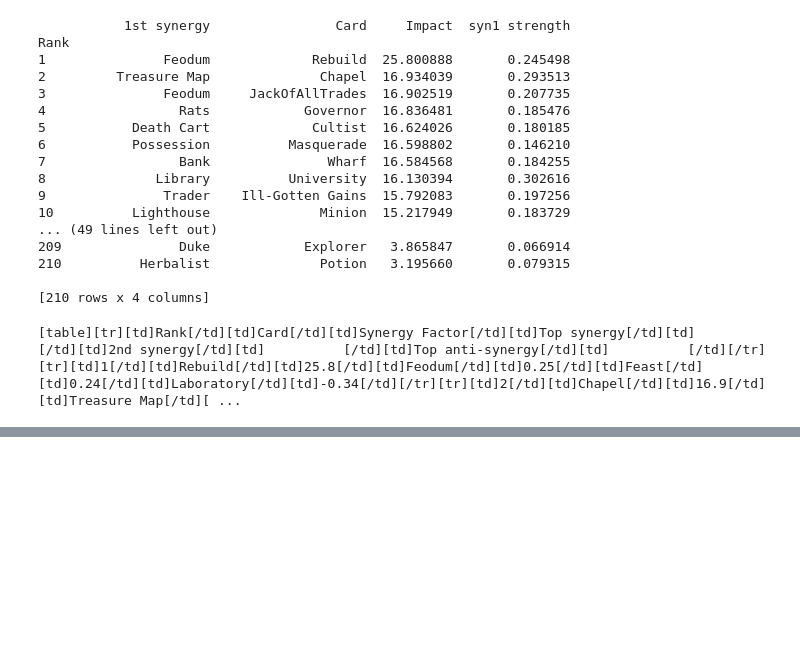
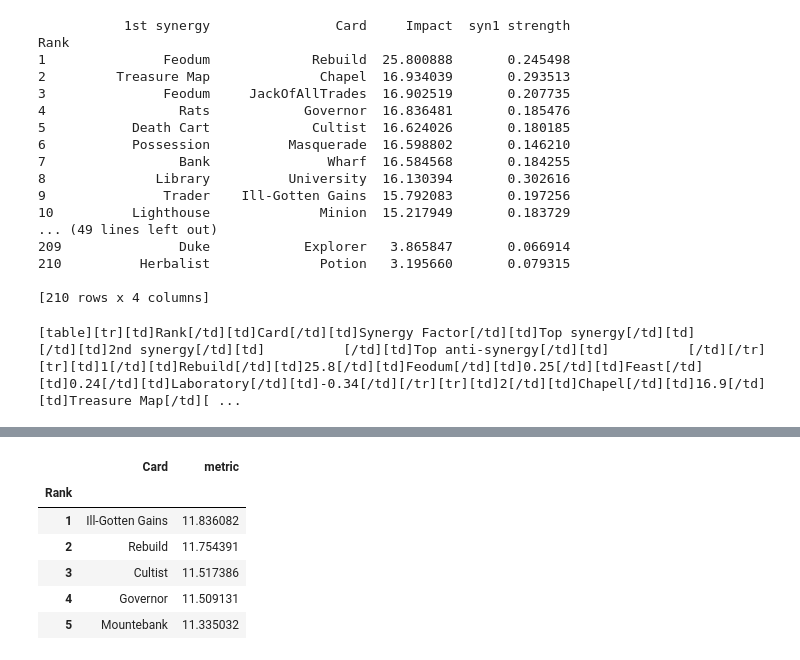
Before and after one commit to tristanlmiller/CouncilRoom-Analysis, a Jupyter notebook: Impact factor.ipynb, the cells around one changed output, grey strips where cells are left out. Saved outputs shown, nothing was run; the diff lists cells and outputs as text; code cells hidden in the pictures; blank space fills up the shorter version.

```diff
--- a/Impact factor.ipynb
+++ b/Impact factor.ipynb
@@ -268,0 +300,15 @@ print(table_string)
+# %%
+#also, calculate the "total gains" impact factor
+num_games, game_gains, total_gains, card_list, card_dict = init_data()
+card_weights = get_card_weights(card_list,card_dict)
+card_impact_alt = calculate_impact(total_gains,num_games,card_weights,card_dict)
+impact_alt = sort_metric( card_impact_alt, card_list, card_dict )
+impact_alt.head()
+# %% [output]
+|  | Card | metric |
+| Rank |  |  |
+| 1 | Ill-Gotten Gains | 11.836082 |
+| 2 | Rebuild | 11.754391 |
+| 3 | Cultist | 11.517386 |
+| 4 | Governor | 11.509131 |
+| 5 | Mountebank | 11.335032 |
```
Also changed, not shown: parts of 5 cells of this notebook, 9 other files.
